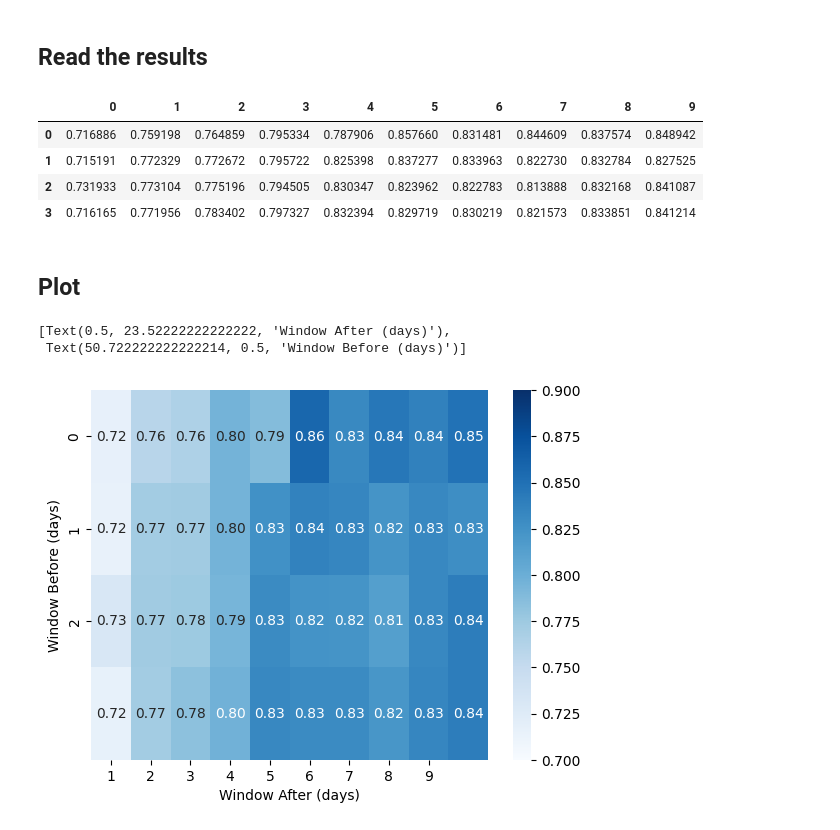
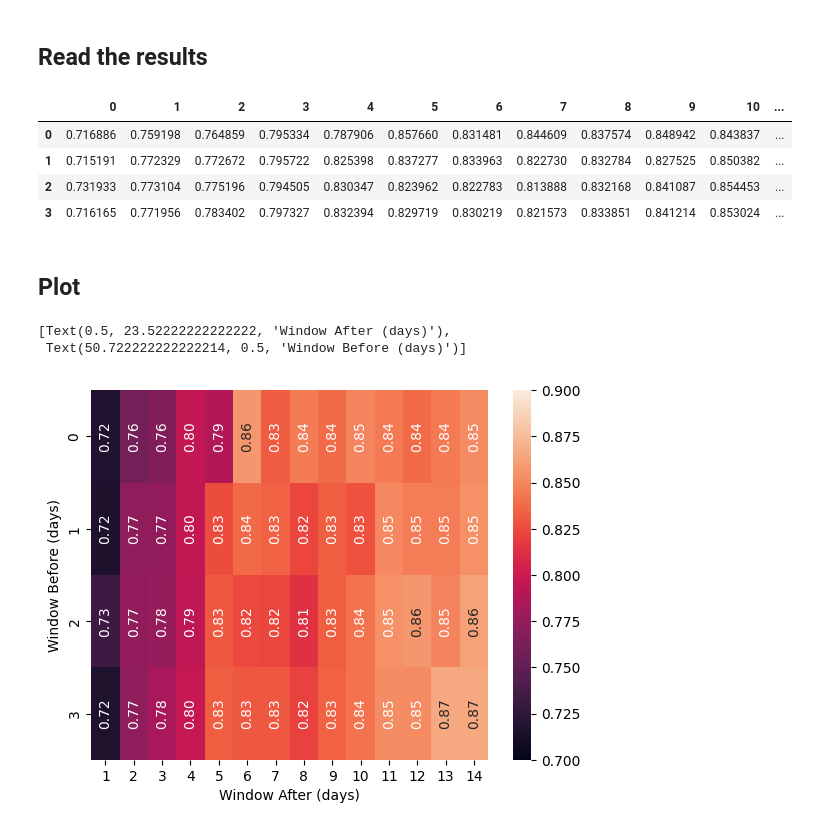
Before and after one commit to ryashpal/eICU-EHR-Pipeline, a Jupyter notebook: notebooks/sepsis_icd_cohort/experiments/01_time_window_analysis/analysis.ipynb, the cells around one changed output. Saved outputs shown, nothing was run; the diff lists cells and outputs as text; code cells hidden in the pictures.

Commit message:
updated the plot

```diff
--- a/notebooks/sepsis_icd_cohort/experiments/01_time_window_analysis/analysis.ipynb
+++ b/notebooks/sepsis_icd_cohort/experiments/01_time_window_analysis/analysis.ipynb
@@ -12,7 +12,7 @@ import pandas as pd
 
 resultsDirPath = os.environ['EICU_EHR_PIPELINE_BASE'] + '/data/experiments/01_time_window_analysis'
 
-plotDf = pd.DataFrame(np.zeros([3, 9])*np.nan)
+plotDf = pd.DataFrame(np.zeros([4, 14])*np.nan)
 for file in os.listdir(resultsDirPath):
     if file.endswith('.json'):
         ws = int(file.split('.')[0].split('_')[1])
@@ -23,30 +23,30 @@ for file in os.listdir(resultsDirPath):
             plotDf.at[ws, we] = mean
 plotDf
 # %% [output]
-|  | 0 | 1 | 2 | 3 | 4 | 5 | 6 | 7 | 8 | 9 |
-| 0 | 0.716886 | 0.759198 | 0.764859 | 0.795334 | 0.787906 | 0.857660 | 0.831481 | 0.844609 | 0.837574 | 0.848942 |
-| 1 | 0.715191 | 0.772329 | 0.772672 | 0.795722 | 0.825398 | 0.837277 | 0.833963 | 0.822730 | 0.832784 | 0.827525 |
-| 2 | 0.731933 | 0.773104 | 0.775196 | 0.794505 | 0.830347 | 0.823962 | 0.822783 | 0.813888 | 0.832168 | 0.841087 |
-| 3 | 0.716165 | 0.771956 | 0.783402 | 0.797327 | 0.832394 | 0.829719 | 0.830219 | 0.821573 | 0.833851 | 0.841214 |
+|  | 0 | 1 | 2 | 3 | 4 | 5 | 6 | 7 | 8 | 9 | 10 | ... |
+| 0 | 0.716886 | 0.759198 | 0.764859 | 0.795334 | 0.787906 | 0.857660 | 0.831481 | 0.844609 | 0.837574 | 0.848942 | 0.843837 | ... |
+| 1 | 0.715191 | 0.772329 | 0.772672 | 0.795722 | 0.825398 | 0.837277 | 0.833963 | 0.822730 | 0.832784 | 0.827525 | 0.850382 | ... |
+| 2 | 0.731933 | 0.773104 | 0.775196 | 0.794505 | 0.830347 | 0.823962 | 0.822783 | 0.813888 | 0.832168 | 0.841087 | 0.854453 | ... |
+| 3 | 0.716165 | 0.771956 | 0.783402 | 0.797327 | 0.832394 | 0.829719 | 0.830219 | 0.821573 | 0.833851 | 0.841214 | 0.853024 | ... |
 # %% [markdown]
 ## Plot
 # %%
 import seaborn as sns
 
 
 s = sns.heatmap(
     plotDf,
     annot=True,
     fmt=".2f",
-    cmap="Blues",
     vmin=0.7,
     vmax=0.9,
-    yticklabels=['0', '1', '2'],
-    xticklabels=['1', '2', '3', '4', '5', '6', '7', '8', '9'],
-
+    yticklabels=['0', '1', '2', '3'],
+    xticklabels=['1', '2', '3', '4', '5', '6', '7', '8', '9', '10', '11', '12', '13', '14'],
+    color='#ffa69e',
+    annot_kws={'rotation': 90},
 )
 s.set(xlabel='Window After (days)', ylabel='Window Before (days)')
 # %% [output]
 [Text(0.5, 23.52222222222222, 'Window After (days)'),
  Text(50.722222222222214, 0.5, 'Window Before (days)')]
-[figure, old version]
+[figure, new version]
```
